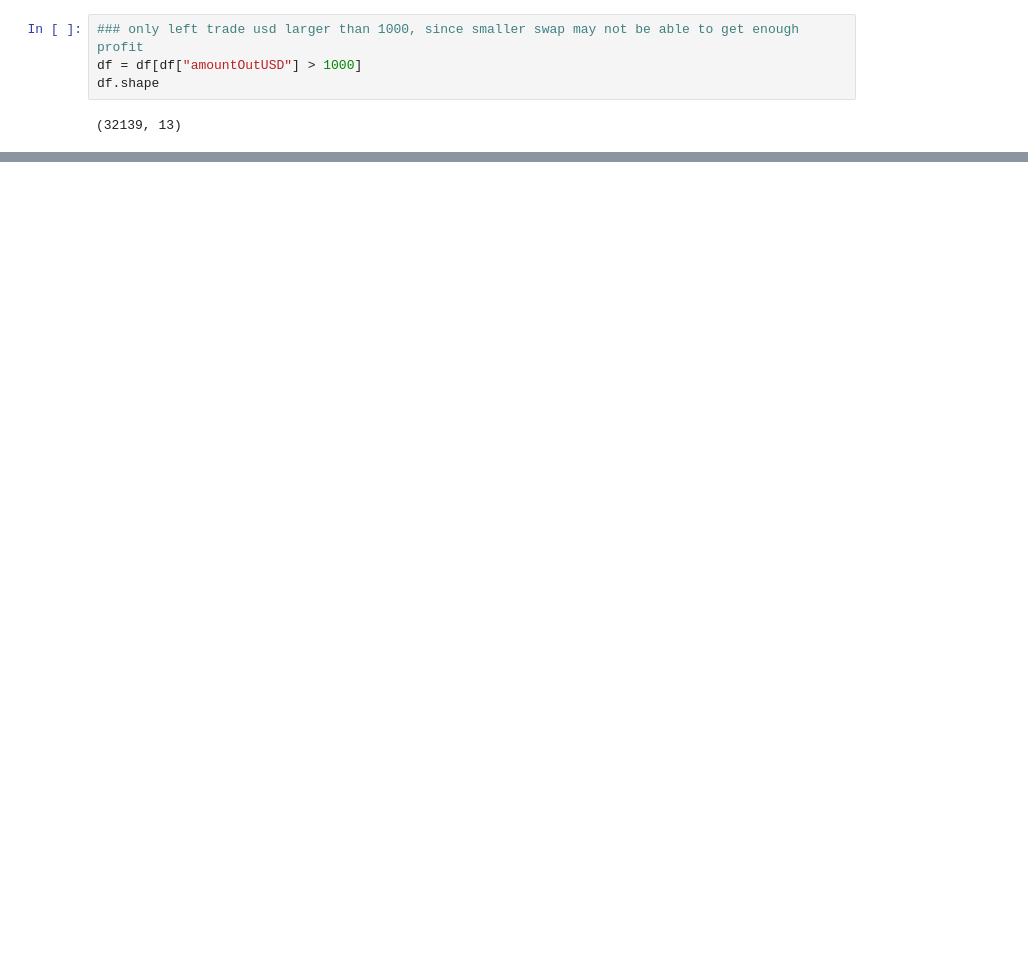
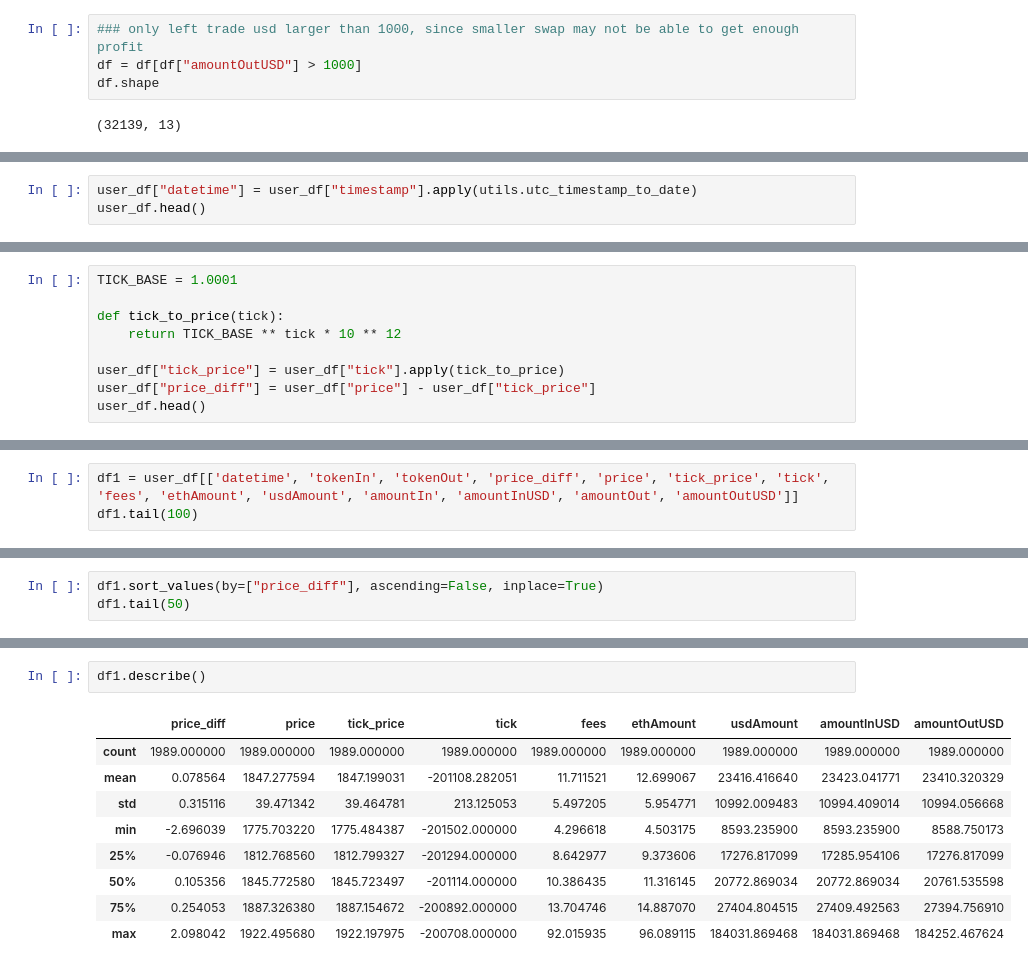
Before and after one commit to zhant09/uniswap-v3-analysis, a Jupyter notebook: notebooks/dex_cex_analysis.ipynb, the cells around one changed output, grey strips where cells are left out. Saved outputs shown, nothing was run; the diff lists cells and outputs as text; blank space fills up the shorter version.

Commit message:
add dex user swap analysis

```diff
--- a/notebooks/dex_cex_analysis.ipynb
+++ b/notebooks/dex_cex_analysis.ipynb
@@ -669,0 +776,3 @@ len("0x13875c5e00916a733dbf870b03f29c7c0e2b575294ea3c17e3a123540b281eca0b000000"
+# %%
+user_df["datetime"] = user_df["timestamp"].apply(utils.utc_timestamp_to_date)
+user_df.head()
@@ -669,0 +787,9 @@ len("0x13875c5e00916a733dbf870b03f29c7c0e2b575294ea3c17e3a123540b281eca0b000000"
+# %%
+TICK_BASE = 1.0001
+
+def tick_to_price(tick):
+    return TICK_BASE ** tick * 10 ** 12
+
+user_df["tick_price"] = user_df["tick"].apply(tick_to_price)
+user_df["price_diff"] = user_df["price"] - user_df["tick_price"]
+user_df.head()
@@ -669,0 +804,3 @@ len("0x13875c5e00916a733dbf870b03f29c7c0e2b575294ea3c17e3a123540b281eca0b000000"
+# %%
+df1 = user_df[['datetime', 'tokenIn', 'tokenOut', 'price_diff', 'price', 'tick_price', 'tick', 'fees', 'ethAmount', 'usdAmount', 'amountIn', 'amountInUSD', 'amountOut', 'amountOutUSD']]
+df1.tail(100)
@@ -669,0 +833,3 @@ len("0x13875c5e00916a733dbf870b03f29c7c0e2b575294ea3c17e3a123540b281eca0b000000"
+# %%
+df1.sort_values(by=["price_diff"], ascending=False, inplace=True)
+df1.tail(50)
@@ -669,0 +858,12 @@ len("0x13875c5e00916a733dbf870b03f29c7c0e2b575294ea3c17e3a123540b281eca0b000000"
+# %%
+df1.describe()
+# %% [output]
+|  | price_diff | price | tick_price | tick | fees | ethAmount | usdAmount | amountInUSD | amountOutUSD |
+| count | 1989.000000 | 1989.000000 | 1989.000000 | 1989.000000 | 1989.000000 | 1989.000000 | 1989.000000 | 1989.000000 | 1989.000000 |
+| mean | 0.078564 | 1847.277594 | 1847.199031 | -201108.282051 | 11.711521 | 12.699067 | 23416.416640 | 23423.041771 | 23410.320329 |
+| std | 0.315116 | 39.471342 | 39.464781 | 213.125053 | 5.497205 | 5.954771 | 10992.009483 | 10994.409014 | 10994.056668 |
+| min | -2.696039 | 1775.703220 | 1775.484387 | -201502.000000 | 4.296618 | 4.503175 | 8593.235900 | 8593.235900 | 8588.750173 |
+| 25% | -0.076946 | 1812.768560 | 1812.799327 | -201294.000000 | 8.642977 | 9.373606 | 17276.817099 | 17285.954106 | 17276.817099 |
+| 50% | 0.105356 | 1845.772580 | 1845.723497 | -201114.000000 | 10.386435 | 11.316145 | 20772.869034 | 20772.869034 | 20761.535598 |
+| 75% | 0.254053 | 1887.326380 | 1887.154672 | -200892.000000 | 13.704746 | 14.887070 | 27404.804515 | 27409.492563 | 27394.756910 |
+| max | 2.098042 | 1922.495680 | 1922.197975 | -200708.000000 | 92.015935 | 96.089115 | 184031.869468 | 184031.869468 | 184252.467624 |
```
Also changed, not shown: parts of 19 cells of this notebook, 2 other files.
